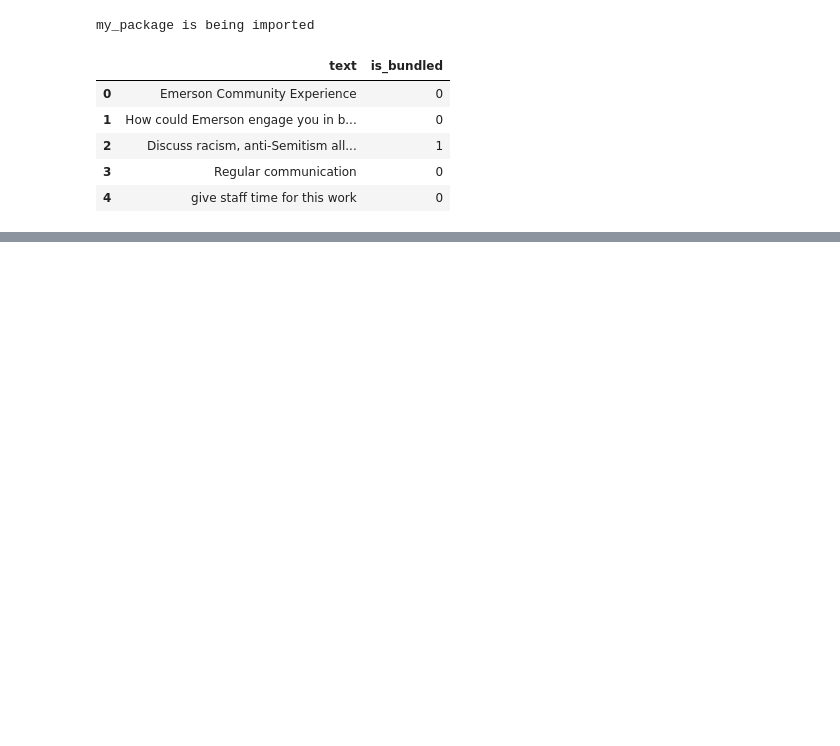
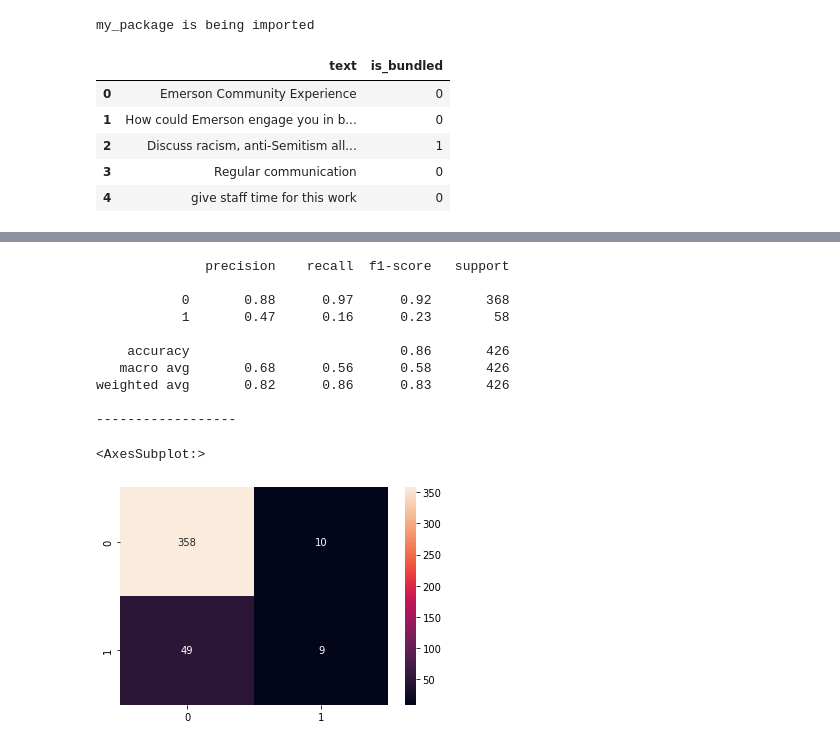
Before and after one commit to AnasAito/Bundled-text, a Jupyter notebook: Notebooks/example.ipynb, the cells around one changed output, grey strips where cells are left out. Cells and saved outputs as stored; diff of their text form; code cells hidden in the pictures; blank space fills up the shorter version.

Commit message:
add text inspection and new sim

```diff
--- a/Notebooks/example.ipynb
+++ b/Notebooks/example.ipynb
@@ -227,0 +217,74 @@ false negative rate =  0.1206896551724138
+# %%
+def split_into_sentences(text):
+    doc = nlp(text)
+    spans = []
+    span =[]
+    for token in doc :
+        if token.pos_=='PUNCT' and  token.text in [',','.','?','!',';'] :
+            span_text = ' '.join(span)
+            spans.append(span_text)
+            span=[]
+        else:
+            span.append(token.text)
+    span_text = ' '.join(span)
+    spans.append(span_text)
+    spans = [s for s in spans if s!='']
+    return spans
+
+# count number of stop words
+def count_stop_words(text):
+    doc = nlp(text)
+    return sum(token.is_stop for token in doc)
+
+def compute_similarity(pair):
+    text1,text2 = pair
+    doc1 = nlp(text1)
+    doc2 = nlp(text2)
+
+    return  doc1.similarity(doc2)
+
+def get_sim_metrics(text):
+    text_chunks = split_into_sentences(text)
+    text_chunks_pairs = [text_chunks[i:i+2] for i in range(len(text_chunks)-1)]
+    if len(text_chunks)<=1:
+        return len(text_chunks),1,1
+    similarity_scores = [compute_similarity(pair) for pair in text_chunks_pairs]
+    return len(text_chunks),  np.mean(similarity_scores) , np.min(similarity_scores)
+
+
+
+# apply to data
+def similarity_feat_gen(data):
+    data['sentence_count'], data['similarity_mean'] ,data['similarity_min']= zip(*data['text'].map(get_sim_metrics))
+    data['stop_word_count'] = data['text'].apply(count_stop_words)
+    return data[['sentence_count','similarity_mean','similarity_min','stop_word_count','is_bundled']]
+config = {
+    'model_type': 'logistic',
+    'model_params': {},
+    'feat_gen_func' : similarity_feat_gen,
+    'cach_data': None
+
+}
+
+confusion_matrix, classification_report,features,fn_index,cach_data = run_experiment(data,config=config)
+print(classification_report)
+
+print('------------------')
+# plot confusion matrix
+import seaborn as sns
+import matplotlib.pyplot as plt
+# plot confusion matrix
+sns.heatmap(confusion_matrix,annot=True,fmt='d')
+# %% [output]
+              precision    recall  f1-score   support
+
+           0       0.88      0.97      0.92       368
+           1       0.47      0.16      0.23        58
+
+    accuracy                           0.86       426
+   macro avg       0.68      0.56      0.58       426
+weighted avg       0.82      0.86      0.83       426
+
+------------------
+<AxesSubplot:>
+[figure, added]
```
Also changed, not shown: parts of 16 cells of this notebook, 1 other file.
